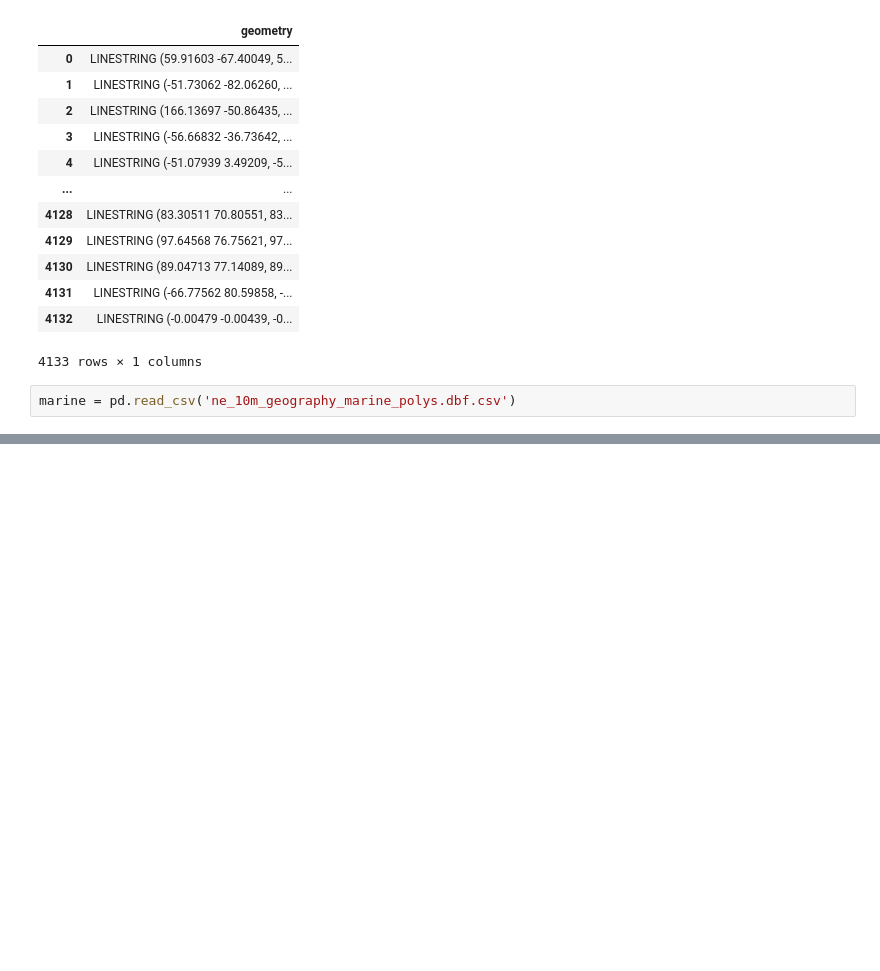
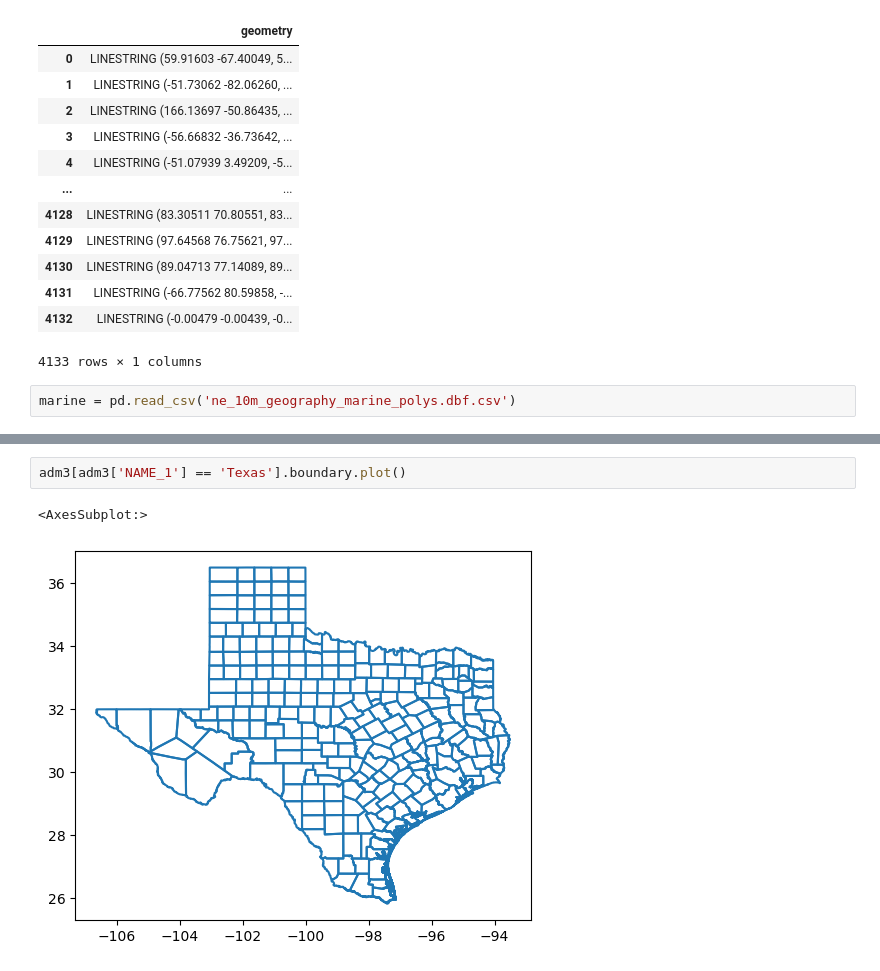
Before and after one commit to Bartholomew-Taylor/snow_crab, a Jupyter notebook: snow_crabs.ipynb, the cells around one changed output, grey strips where cells are left out. Saved outputs shown, nothing was run; the diff lists cells and outputs as text; blank space fills up the shorter version.

```diff
--- a/snow_crabs.ipynb
+++ b/snow_crabs.ipynb
@@ -285,0 +243,5 @@ plt.show()
+# %%
+adm3[adm3['NAME_1'] == 'Texas'].boundary.plot()
+# %% [output]
+<AxesSubplot:>
+[figure, added]
```
Also changed, not shown: parts of 28 cells of this notebook, 2 other files.
